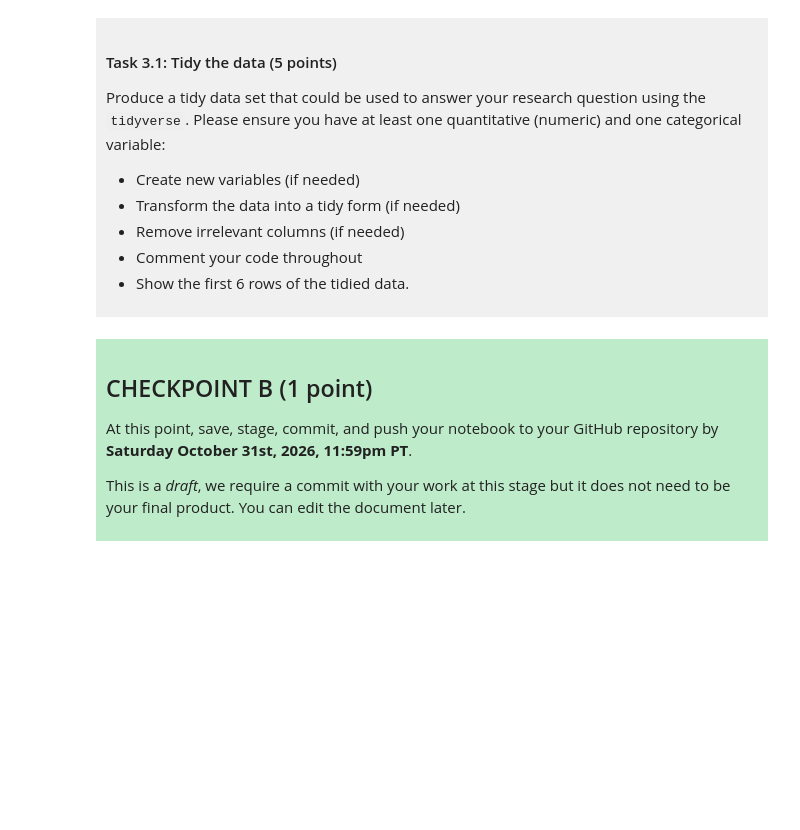
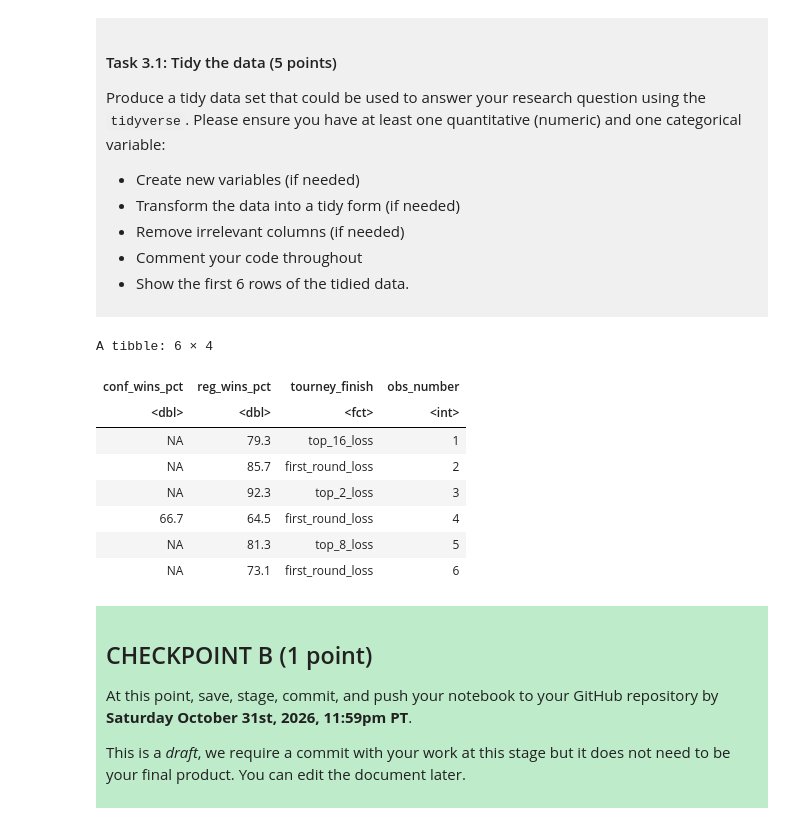
Before and after one commit to hzehr/dsci-100-project-helen-zehr, a Jupyter notebook: dsci-100-project-notebook.ipynb, the cells around one changed output. Saved outputs shown, nothing was run; the diff lists cells and outputs as text; code cells hidden in the pictures; blank space fills up the shorter version.

Commit message:
Created research question and tidied data

```diff
--- a/dsci-100-project-notebook.ipynb
+++ b/dsci-100-project-notebook.ipynb
@@ -210,7 +210,26 @@ Produce a tidy data set that could be used to answer your research question usin
 
 </div>
 # %%
-### EDIT THIS CODE CELL ###
+obs_number<- c(1:2092) #creating a vector for observation number so I can add it as a new column
+
+tidy_basketball_data <- basketball_data |>
+                        select(conf_wins_pct, reg_wins_pct, tourney_finish)|> #select the variables that are relevant to my question
+                        mutate(tourney_finish=as_factor(tourney_finish))|> #change the tournament finish category variable into a factor
+                        bind_cols(obs_number=obs_number) #adding in a new variable of observation number so each row will have a number
+
+
+#show the first 6 rows of data
+head(tidy_basketball_data)
+# %% [output]
+A tibble: 6 × 4
+| conf_wins_pct | reg_wins_pct | tourney_finish | obs_number |
+| <dbl> | <dbl> | <fct> | <int> |
+| NA | 79.3 | top_16_loss | 1 |
+| NA | 85.7 | first_round_loss | 2 |
+| NA | 92.3 | top_2_loss | 3 |
+| 66.7 | 64.5 | first_round_loss | 4 |
+| NA | 81.3 | top_8_loss | 5 |
+| NA | 73.1 | first_round_loss | 6 |
 # %% [markdown]
 <div style="background-color: #beebca; padding: 10px;">
 
```
Also changed, not shown: parts of 2 cells of this notebook.
